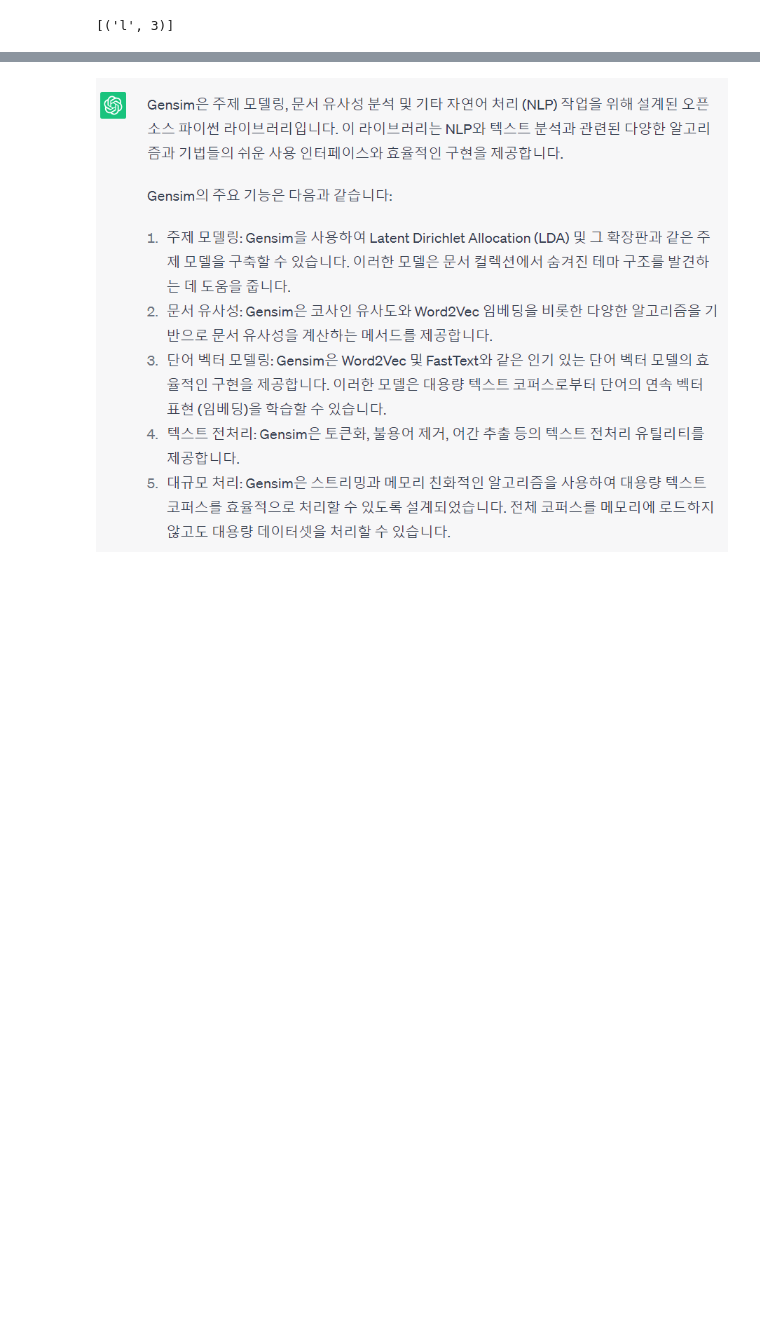
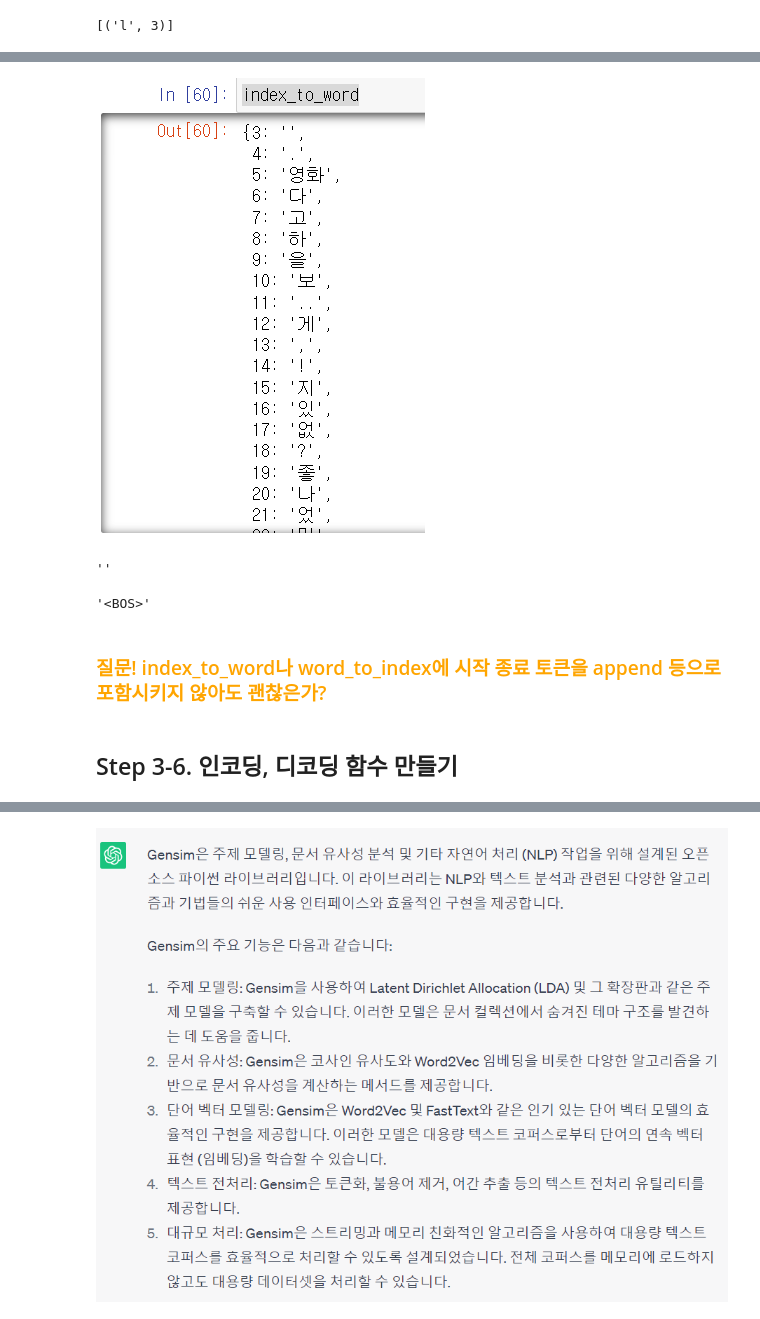
Before and after one commit to Geunahnoh/first-repository, a Jupyter notebook: [Going Deeper_5] Movie Review Sentiment Analysis .ipynb, the cells around one changed output, grey strips where cells are left out. Saved outputs shown, nothing was run; the diff lists cells and outputs as text; code cells hidden in the pictures; blank space fills up the shorter version.

```diff
--- a/[Going Deeper_5] Movie Review Sentiment Analysis .ipynb
+++ b/[Going Deeper_5] Movie Review Sentiment Analysis .ipynb
@@ -1452,0 +1074,16 @@ FileNotFoundError: [Errno 2] No such file or directory: 'data/word2vec_ko.model'
+# %%
+Image("[GD_5_Movie Review] images/13.PNG")
+# %% [output]
+[figure, added]
+# %%
+index_to_word[3]
+# %% [output]
+''
+# %%
+index_to_word[1]
+# %% [output]
+'<BOS>'
+# %% [markdown]
+### <span style = "color:orange;">질문! index_to_word나 word_to_index에 시작 종료 토큰을 append 등으로 포함시키지 않아도 괜찮은가?</span>
+# %% [markdown]
+## Step 3-6. 인코딩, 디코딩 함수 만들기
```
Also changed, not shown: parts of 379 cells of this notebook.
